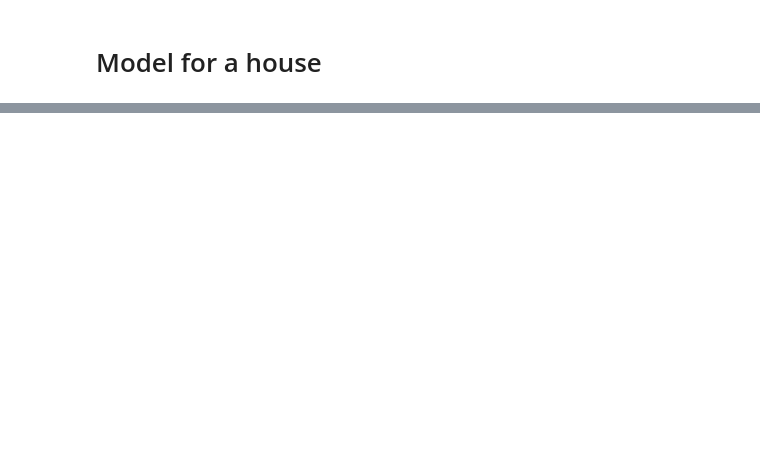
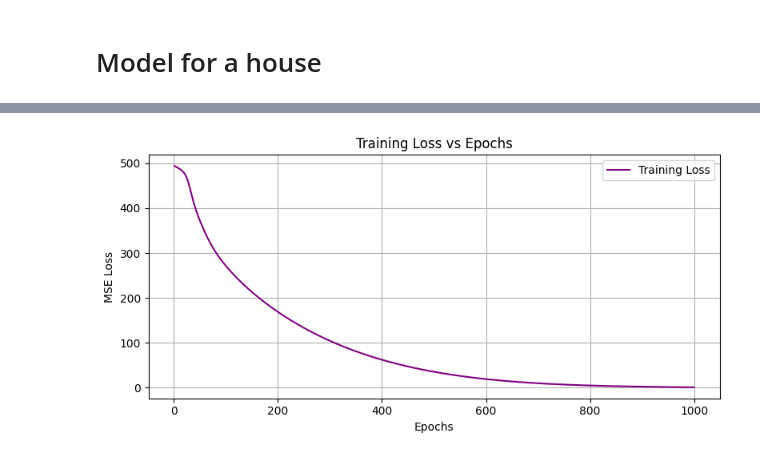
Before and after one commit to PracticeOrientedAICDT/PassivUK_Project_Spring_2026, a Jupyter notebook: basic_temperature_predictor.ipynb, the cells around one changed output, grey strips where cells are left out. Cells and saved outputs as stored; diff of their text form; code cells hidden in the pictures; blank space fills up the shorter version.

```diff
--- a/basic_temperature_predictor.ipynb
+++ b/basic_temperature_predictor.ipynb
@@ -164,7 +126,8 @@ model = MultivariateLSTM(input_size, hidden_size, num_layers, output_size)
 criterion = nn.MSELoss()
 optimizer = torch.optim.Adam(model.parameters(), lr=0.001)
 
-num_epochs = 100
+num_epochs = 1000
+losses = []
 for epoch in range(num_epochs):
     outputs = model(train_inp_seq)
     optimizer.zero_grad()
@@ -173,4 +136,5 @@ for epoch in range(num_epochs):
     optimizer.step()
     if (epoch + 1) % 10 == 0:
         print(f'Epoch [{epoch + 1}/{num_epochs}], Loss: {loss.item():.4f}')
+    losses.append(loss.item())
 # %% [output]
@@ -187,3 +158,16 @@ Epoch [100/100], Loss: 125.2271
+# %%
+# Plot the loss at each epoch to visualize model convergence
+plt.figure(figsize=(8, 4))
+plt.plot(range(1, num_epochs + 1), losses, label='Training Loss', color='purple')
+plt.xlabel('Epochs')
+plt.ylabel('MSE Loss')
+plt.title('Training Loss vs Epochs')
+plt.grid(True)
+plt.legend()
+plt.tight_layout()
+plt.show()
+# %% [output]
+[figure, added]
 # %%
 model.eval()
 with torch.no_grad():
```
Also changed, not shown: parts of 21 cells of this notebook, 2 other files.
